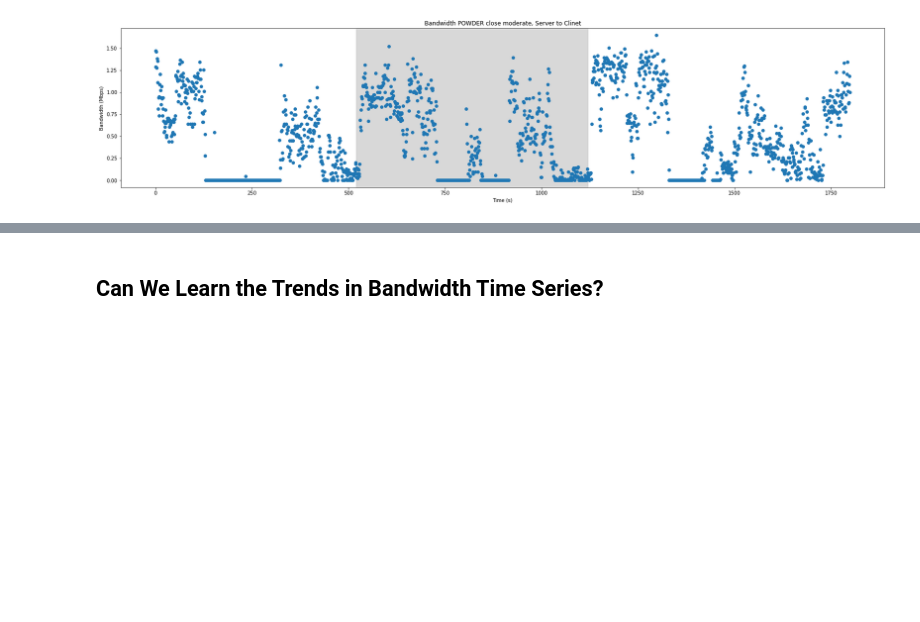
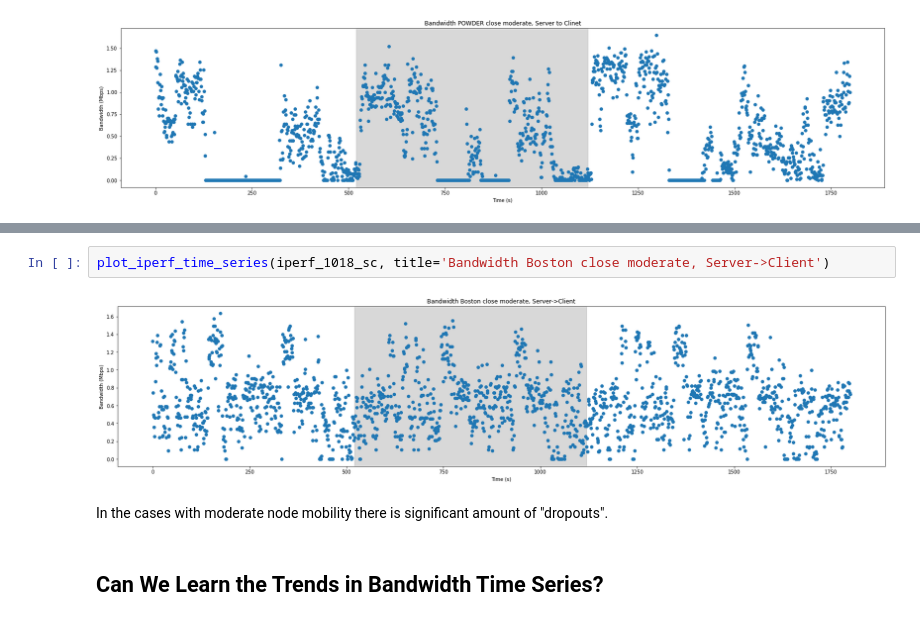
Before and after one commit to nislab/gensync, a Jupyter notebook: run/analysis.ipynb, the cells around one changed output, grey strips where cells are left out. Cells and saved outputs as stored; diff of their text form; blank space fills up the shorter version.

```diff
--- a/run/analysis.ipynb
+++ b/run/analysis.ipynb
@@ -743,3 +770,9 @@ plot_iperf_time_series(iperf_1026_sc, title='Bandwidth POWDER close moderate, Se
+# %%
+plot_iperf_time_series(iperf_1018_sc, title='Bandwidth Boston close moderate, Server->Client')
+# %% [output]
+[figure, added]
+# %% [markdown]
+In the cases with moderate node mobility there is significant amount of "dropouts".
 # %% [markdown]
 ## Can We Learn the Trends in Bandwidth Time Series?
 # %%
```
Also changed, not shown: parts of 22 cells of this notebook, 10 other files.
